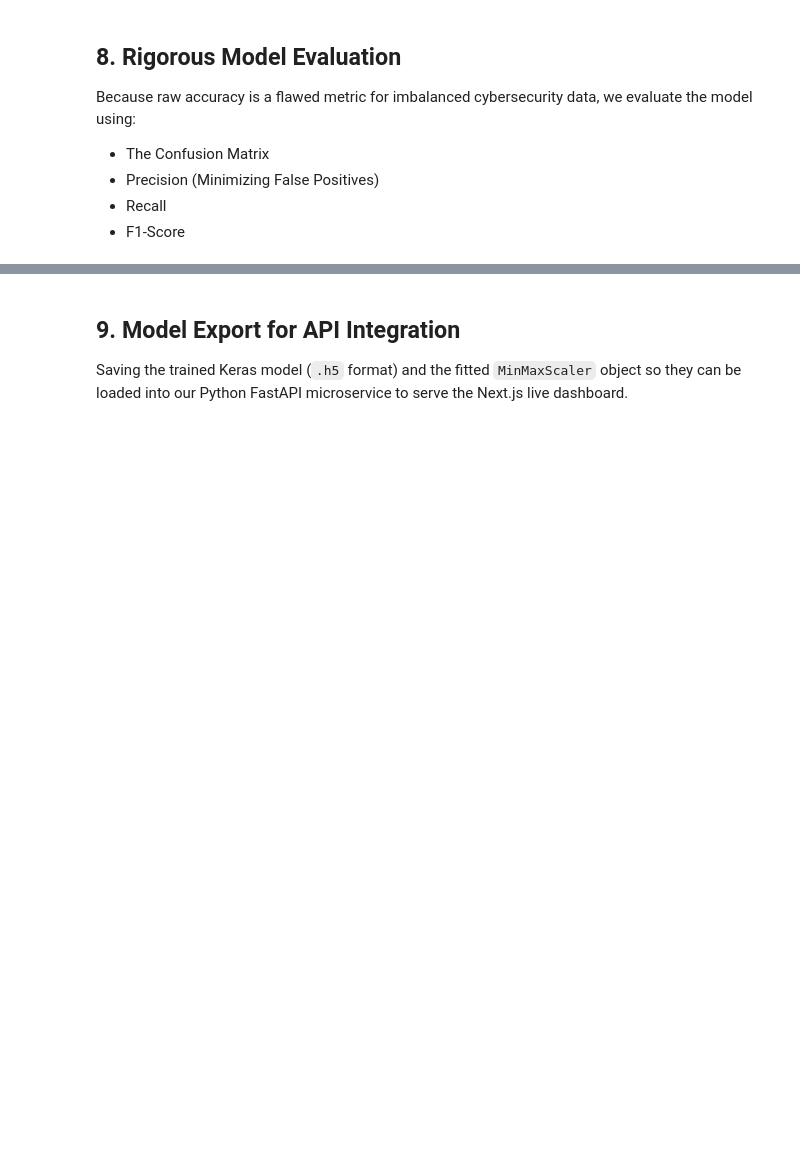
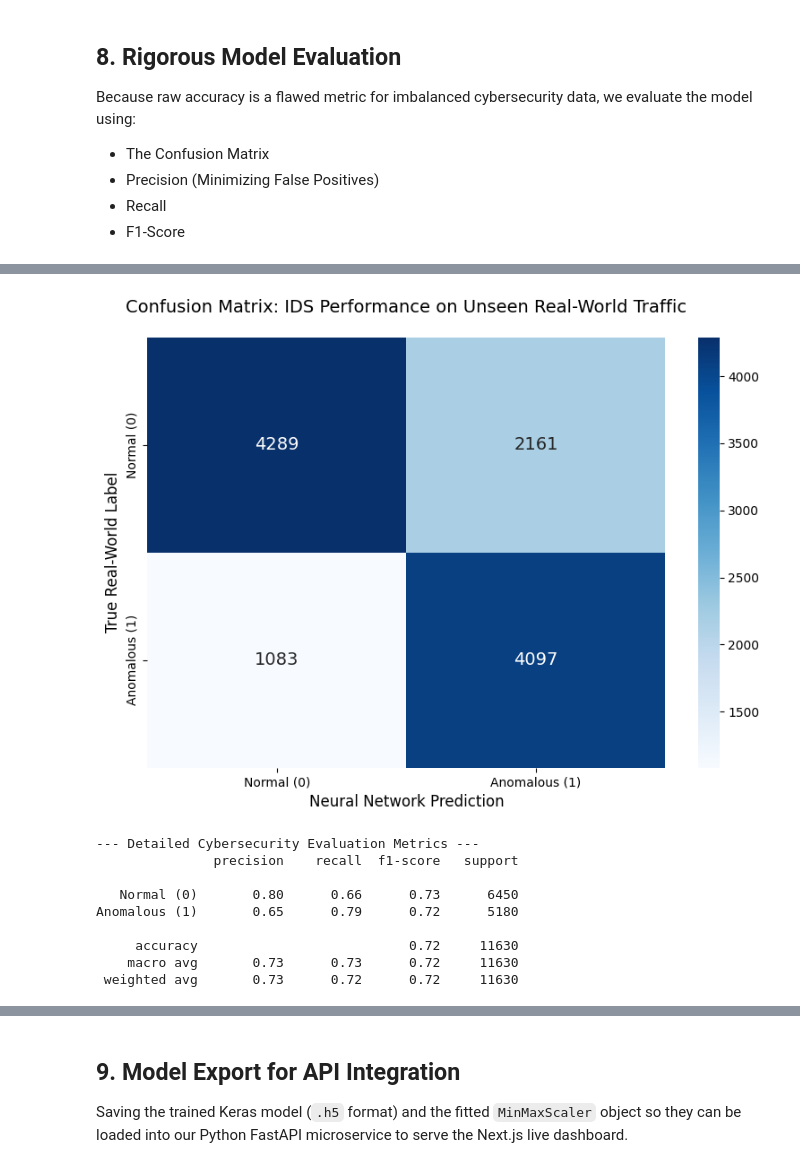
Before and after one commit to izunwaonu/AI-Driven-Behavior-Based-Intrusion-Detection-System, a Jupyter notebook: CSIC_2010_DNN_IDS.ipynb, the cells around one changed output, grey strips where cells are left out. Saved outputs shown, nothing was run; the diff lists cells and outputs as text; code cells hidden in the pictures; blank space fills up the shorter version.

```diff
--- a/CSIC_2010_DNN_IDS.ipynb
+++ b/CSIC_2010_DNN_IDS.ipynb
@@ -192,4 +395,37 @@ Because raw accuracy is a flawed metric for imbalanced cybersecurity data, we ev
 - Recall
 - F1-Score
 # %%
-code here
+
+# 8. Rigorous Model Evaluation
+
+print("Initiating rigorous evaluation on the unseen Test Set...")
+
+# 1. Generating Predictions
+# The model outputs probabilities (0.0 to 1.0) because of the Sigmoid activation.
+# I am converting these probabilities into strict binary class predictions (0 or 1) using a standard 0.5 threshold.
+y_pred_probabilities = model.predict(X_test)
+y_pred_classes = (y_pred_probabilities > 0.5).astype("int32")
+
+# 2. Visualizing the Confusion Matrix
+# A raw accuracy score hides critical flaws; the confusion matrix reveals exactly
+# how many False Positives and False Negatives the network produced.
+cm = confusion_matrix(y_test, y_pred_classes)
+
+plt.figure(figsize=(8, 6))
+# Using Seaborn to create a professional, journal-ready heatmap
+sns.heatmap(cm, annot=True, fmt='d', cmap='Blues',
+            xticklabels=['Normal (0)', 'Anomalous (1)'],
+            yticklabels=['Normal (0)', 'Anomalous (1)'],
+            annot_kws={"size": 14}) # Increasing font size for readability in the final report
+plt.title('Confusion Matrix: IDS Performance on Unseen Real-World Traffic', pad=20, fontsize=14)
+plt.ylabel('True Real-World Label', fontsize=12)
+plt.xlabel('Neural Network Prediction', fontsize=12)
+plt.tight_layout()
+plt.show()
+
+# 3. Extracting Advanced Cybersecurity Metrics
+# Extracting Precision, Recall, and the F1-Score to prove the model's viability as a live IDS.
+print("\n--- Detailed Cybersecurity Evaluation Metrics ---")
+report = classification_report(y_test, y_pred_classes, target_names=['Normal (0)', 'Anomalous (1)'])
+print(report)
+# %% [output]
@@ -195,0 +434,10 @@ code here
+[figure, added]
+--- Detailed Cybersecurity Evaluation Metrics ---
+               precision    recall  f1-score   support
+
+   Normal (0)       0.80      0.66      0.73      6450
+Anomalous (1)       0.65      0.79      0.72      5180
+
+     accuracy                           0.72     11630
+    macro avg       0.73      0.73      0.72     11630
+ weighted avg       0.73      0.72      0.72     11630
```
Also changed, not shown: parts of 9 cells of this notebook.
